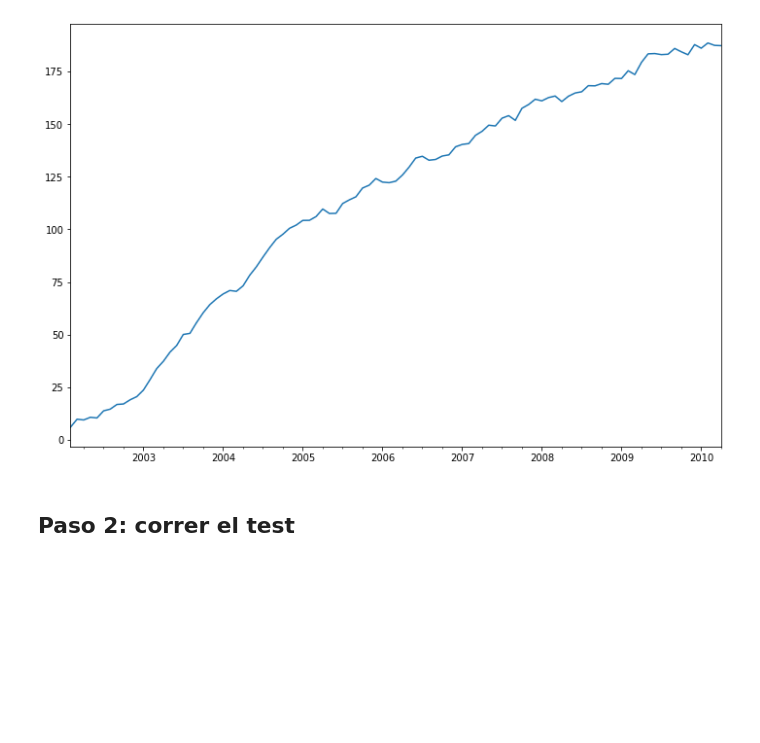
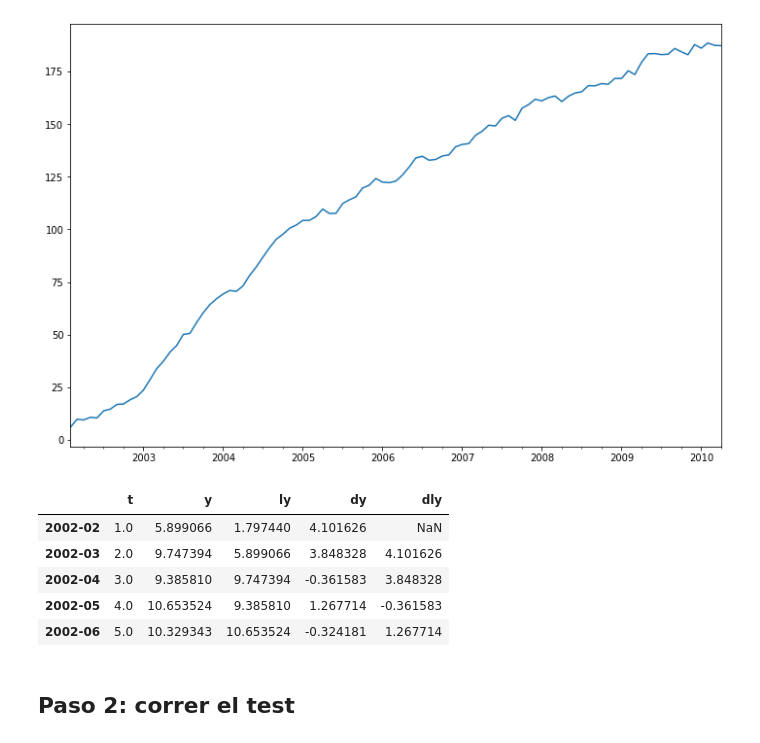
Before and after one commit to jslr1997/ECOG2046, a Jupyter notebook: notebooks/5_Pruebas_raiz_unitaria.ipynb, the cells around one changed output. Drawn from its saved outputs; the diff is of its cells as text; code cells hidden in the pictures; blank space fills up the shorter version.

```diff
--- a/notebooks/5_Pruebas_raiz_unitaria.ipynb
+++ b/notebooks/5_Pruebas_raiz_unitaria.ipynb
@@ -275,6 +274,15 @@ dfy['y'].plot(figsize=(12,8))
 # %% [output]
 <matplotlib.axes._subplots.AxesSubplot at 0x...>
 [figure]
+# %%
+dfy.head()
+# %% [output]
+|  | t | y | ly | dy | dly |
+| 2002-02 | 1.0 | 5.899066 | 1.797440 | 4.101626 | NaN |
+| 2002-03 | 2.0 | 9.747394 | 5.899066 | 3.848328 | 4.101626 |
+| 2002-04 | 3.0 | 9.385810 | 9.747394 | -0.361583 | 3.848328 |
+| 2002-05 | 4.0 | 10.653524 | 9.385810 | 1.267714 | -0.361583 |
+| 2002-06 | 5.0 | 10.329343 | 10.653524 | -0.324181 | 1.267714 |
 # %% [markdown]
 ## Paso 2: correr el test
 # %%
```
Also changed, not shown: parts of 4 cells of this notebook.
